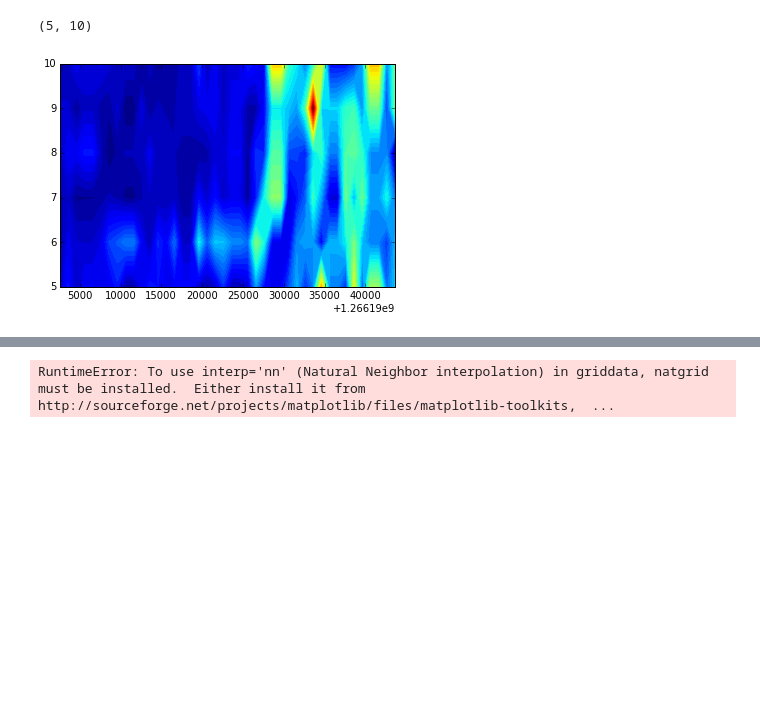
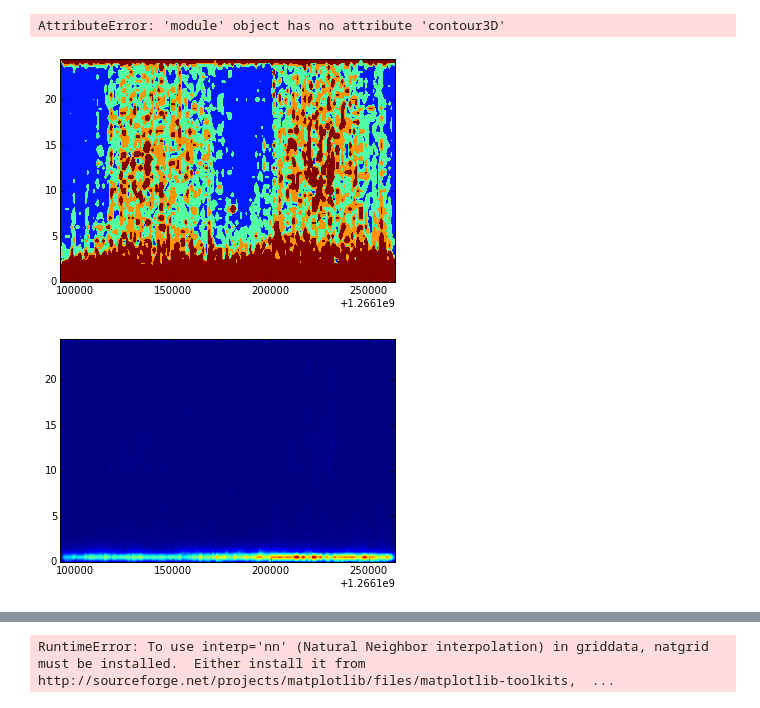
Before and after one commit to AntonyButcher/Data_call, a Jupyter notebook: Noise_plot-working.ipynb, the cells around one changed output, grey strips where cells are left out. Saved outputs shown, nothing was run; the diff lists cells and outputs as text; code cells hidden in the pictures; blank space fills up the shorter version.

```diff
--- a/Noise_plot-working.ipynb
+++ b/Noise_plot-working.ipynb
@@ -182,6 +182,10 @@ z=np.array(())
 x = np.append(x,time)
 y = np.append(y,abs(freq))
 z = np.append(z,abs(data))
+# %%
+from scipy import signal
+
+z_flt=scipy.signal.medfilt(z,21)
 # %%
 print x.shape
 print y.shape
@@ -202,7 +206,7 @@ import matplotlib.pyplot as plt
 import matplotlib.mlab as ml
 
 ndata = len(data)
-ny, nx = 1, 1000
+ny, nx = 0.5, 1000
 xmin, xmax = x.min(), x.max()
 ymin, ymax = y.min(), y.max()
 # x = np.linspace(1, 10, ndata)
@@ -244,16 +248,26 @@ plt.plot(xi,yi, 'rx')
 # %%
 points = x,y
 values = z
+values2 = z_flt
 # %%
 from scipy.interpolate import griddata
 # %%
 grid_z0 = griddata(points, values, (xi, yi), method='nearest')
+grid_z0_flt = griddata(points, values2, (xi, yi), method='nearest')
 # %%
 fig = plt.figure()
-plt.contourf(xi, yi, grid_z0,50)
-plt.ylim(5, 10)
+plt.contourf(xi, yi, grid_z0,1000)
+#plt.ylim(5, 10)
+plt.clim(0,0.000005)
 #plt.axis('off') # Don't want axis on jpeg
 #plt.savefig('data.jpg', dpi=100, bbox_inches='tight', pad_inches=0)
+
+fig = plt.figure()
+plt.contourf(xi, yi, grid_z0_flt,1000)
+plt.contour3D(xi, yi, grid_z0_flt,1000)
+#plt.ylim(5, 10)
+plt.clim(0,0.00001)
 # %% [output]
-(5, 10)
+AttributeError: 'module' object has no attribute 'contour3D'
-[figure, old version]
+[figure, new version]
+[figure, added]
```
Also changed, not shown: parts of 13 cells of this notebook.
